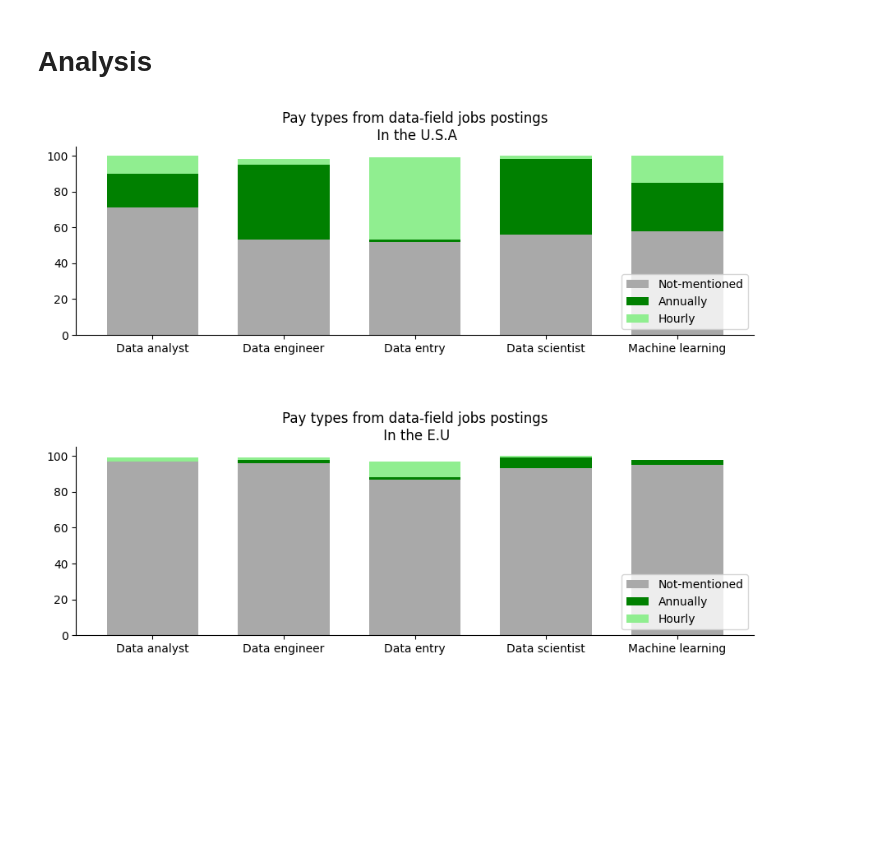
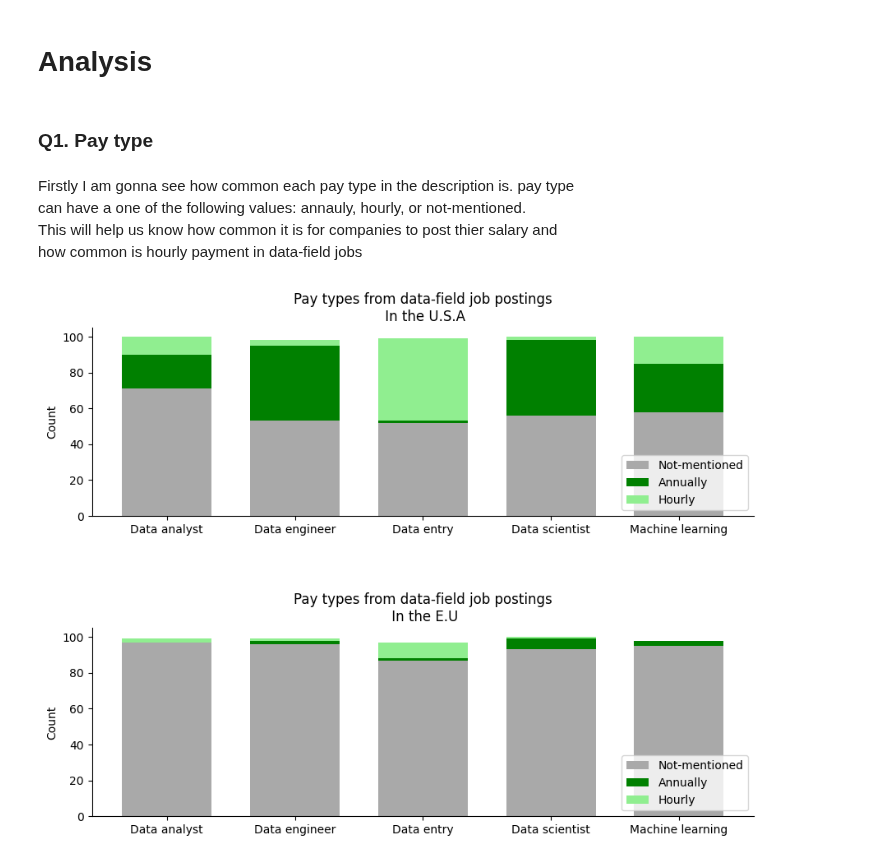
Before and after one commit to muabdalaleam/data-jobs-analysis, a Jupyter notebook: analysis.ipynb, the cells around one changed output. Cells and saved outputs as stored; diff of their text form; code cells hidden in the pictures; blank space fills up the shorter version.

```diff
--- a/analysis.ipynb
+++ b/analysis.ipynb
@@ -21,6 +32,13 @@ with sqlite3.connect(DB_URI, uri=True) as con:
     guru_df     = pd.read_sql_query("SELECT * FROM guru", con)
 # %% [markdown]
 # Analysis
+# %% [markdown]
+### Q1. Pay type
+# %% [markdown]
+Firstly I am gonna see how common each pay type in the description is. pay type<br>
+can have a one of the following values: annauly, hourly, or not-mentioned.<br>
+This will help us know how common it is for companies to post thier salary and<br>
+how common is hourly payment in data-field jobs
 # %%
 df = duckdb.sql("""
     SELECT
@@ -32,34 +50,34 @@ df = duckdb.sql("""
         searched_job_title
     FROM linkedin_df
     GROUP BY searched_job_title, searched_country
     ORDER BY searched_job_title
     """).df()
 
 fig, axes = plt.subplots(nrows=2)
 
 for country, ax in zip(["United States", "European Union"],
                        axes):
     bottom = np.zeros(5)
     for column_name, color in zip(["Not-mentioned", "Annually", "Hourly"],
                                   ["darkgrey", "green", "lightgreen"]):
         ax.bar(
             df[df["searched_country"] == country]["searched_job_title"],
             df[df["searched_country"] == country][column_name],
             BAR_WIDTH, bottom=bottom, label=column_name, color=color
         )
         bottom += df[df["searched_country"] == country][column_name]
 
     ax.legend(loc="lower right")
 
     ax.spines[['right', 'top']].set_visible(False)
-    # ax.set_ylabel("Jobs occurrences")
+    ax.set_ylabel("Count")
 
-axes[0].set_title("Pay types from data-field jobs postings\n In the U.S.A")
-axes[1].set_title("Pay types from data-field jobs postings\n In the E.U")
+axes[0].set_title("Pay types from data-field job postings\n In the U.S.A")
+axes[1].set_title("Pay types from data-field job postings\n In the E.U")
 
 fig.set_size_inches(10, 8)
 fig.tight_layout(pad=5.0)
 
 plt.show()
 # %% [output]
-[figure, old version]
+[figure, new version]
```
Also changed, not shown: parts of 12 cells of this notebook, 12 other files.
